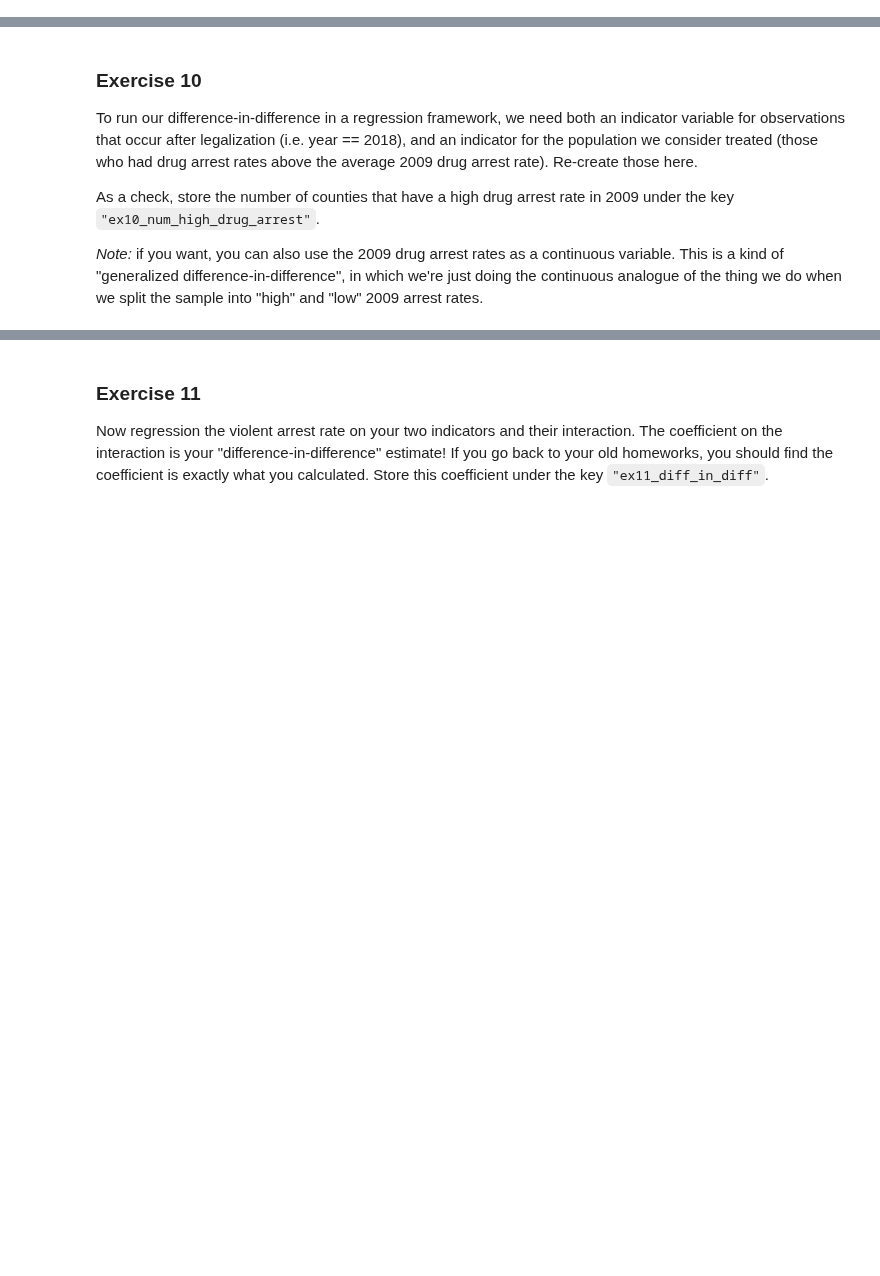
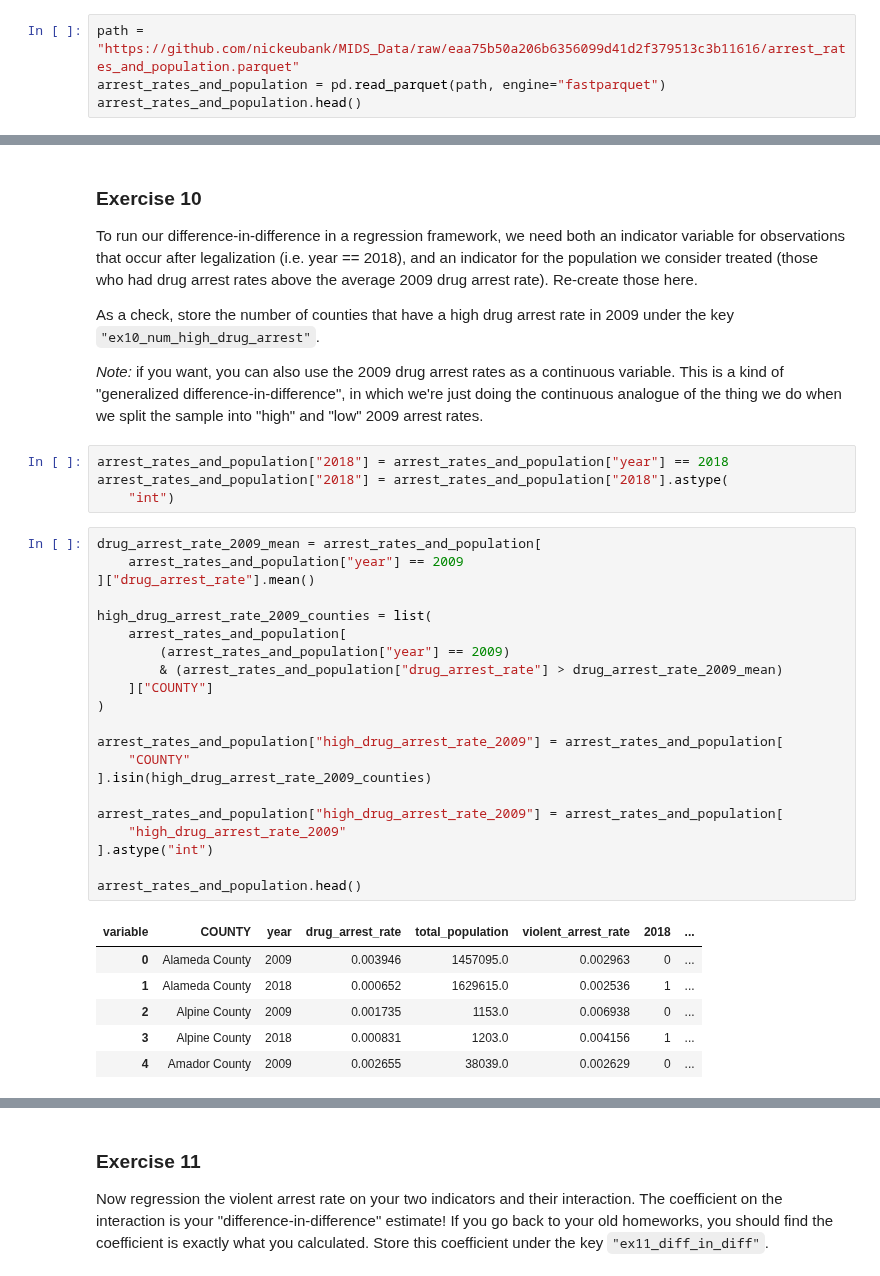
Before and after one commit to BarbaraPFloresRios/IDS720_PracticalDataScience, a Jupyter notebook: 20231116_ExerciseStatsmodels/Exercise_statsmodels.ipynb, the cells around one changed output, grey strips where cells are left out. Cells and saved outputs as stored; diff of their text form; blank space fills up the shorter version.

```diff
--- a/20231116_ExerciseStatsmodels/Exercise_statsmodels.ipynb
+++ b/20231116_ExerciseStatsmodels/Exercise_statsmodels.ipynb
@@ -411,3 +464,7 @@ Here, let's use weighted least squares to weight observations based on populatio
 
 ### Exercise 9
 To begin, read in our data on California arrest rates and population from [github](https://github.com/nickeubank/MIDS_Data/blob/master/arrest_rates_and_population.parquet). You will see I've reshaped the data to long format for convenience. This data is stored as a parquet file, so you'll need to install an engine (I usually use `fastparquet` to load the data).
+# %%
+path = "https://github.com/nickeubank/MIDS_Data/raw/eaa75b50a206b6356099d41d2f379513c3b11616/arrest_rates_and_population.parquet"
+arrest_rates_and_population = pd.read_parquet(path, engine="fastparquet")
+arrest_rates_and_population.head()
@@ -418,3 +482,35 @@ To run our difference-in-difference in a regression framework, we need both an i
 As a check, store the number of counties that have a high drug arrest rate in 2009 under the key `"ex10_num_high_drug_arrest"`.
 
 *Note:* if you want, you can also use the 2009 drug arrest rates as a continuous variable. This is a kind of "generalized difference-in-difference", in which we're just doing the continuous analogue of the thing we do when we split the sample into "high" and "low" 2009 arrest rates.
+# %%
+arrest_rates_and_population["2018"] = arrest_rates_and_population["year"] == 2018
+arrest_rates_and_population["2018"] = arrest_rates_and_population["2018"].astype(
+    "int")
+# %%
+drug_arrest_rate_2009_mean = arrest_rates_and_population[
+    arrest_rates_and_population["year"] == 2009
+]["drug_arrest_rate"].mean()
+
+high_drug_arrest_rate_2009_counties = list(
+    arrest_rates_and_population[
+        (arrest_rates_and_population["year"] == 2009)
+        & (arrest_rates_and_population["drug_arrest_rate"] > drug_arrest_rate_2009_mean)
+    ]["COUNTY"]
+)
+
+arrest_rates_and_population["high_drug_arrest_rate_2009"] = arrest_rates_and_population[
+    "COUNTY"
+].isin(high_drug_arrest_rate_2009_counties)
+
+arrest_rates_and_population["high_drug_arrest_rate_2009"] = arrest_rates_and_population[
+    "high_drug_arrest_rate_2009"
+].astype("int")
+
+arrest_rates_and_population.head()
+# %% [output]
+| variable | COUNTY | year | drug_arrest_rate | total_population | violent_arrest_rate | 2018 | ... |
+| 0 | Alameda County | 2009 | 0.003946 | 1457095.0 | 0.002963 | 0 | ... |
+| 1 | Alameda County | 2018 | 0.000652 | 1629615.0 | 0.002536 | 1 | ... |
+| 2 | Alpine County | 2009 | 0.001735 | 1153.0 | 0.006938 | 0 | ... |
+| 3 | Alpine County | 2018 | 0.000831 | 1203.0 | 0.004156 | 1 | ... |
+| 4 | Amador County | 2009 | 0.002655 | 38039.0 | 0.002629 | 0 | ... |
```
Also changed, not shown: parts of 18 cells of this notebook, 1 other file.
